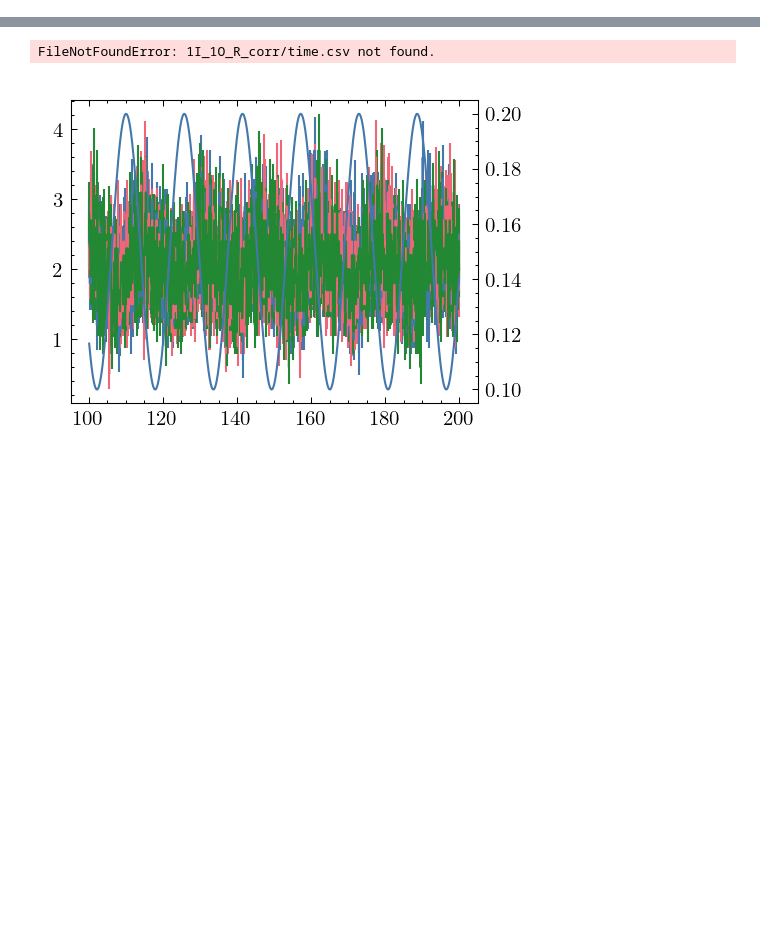
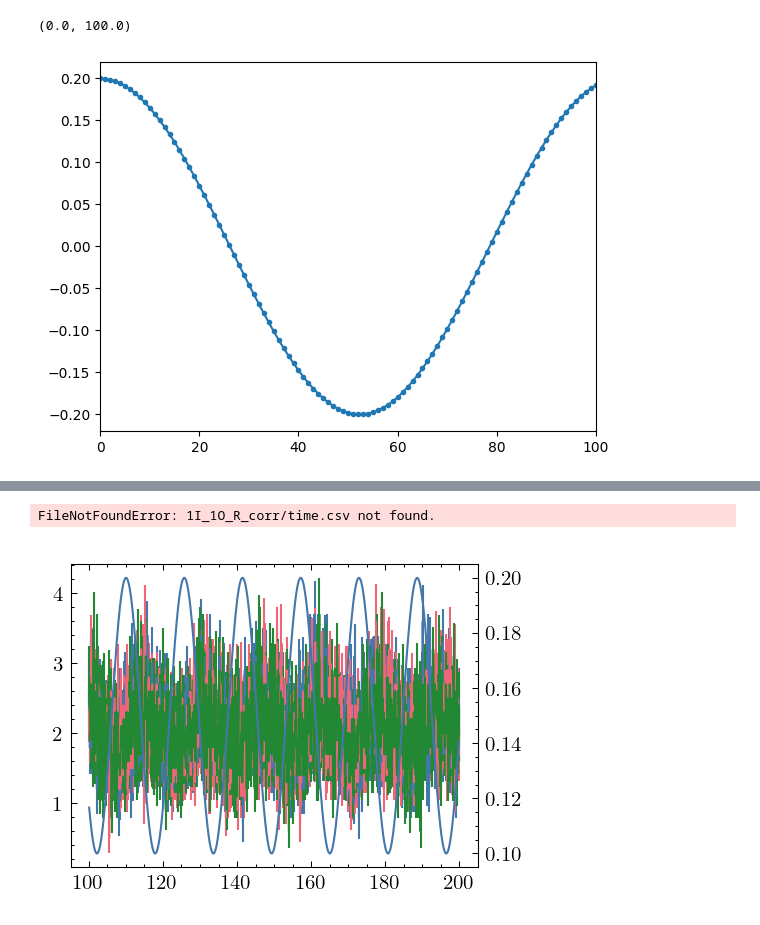
Before and after one commit to JonasMnsing/NanoNets, a Jupyter notebook: scripts/2_funding_period/WP2/cos_input/cos_input.ipynb, the cells around one changed output, grey strips where cells are left out. Cells and saved outputs as stored; diff of their text form; code cells hidden in the pictures; blank space fills up the shorter version.

```diff
--- a/scripts/2_funding_period/WP2/cos_input/cos_input.ipynb
+++ b/scripts/2_funding_period/WP2/cos_input/cos_input.ipynb
@@ -33 +33,12 @@ dict_keys([0.3, 0.4, 0.5, 0.6, 0.7, 0.8, 0.9, 1.0, 1.1, 1.2, 1.3, 1.4, 1.5, 1.6,
+# %%
+step_size   = 1e-10
+N_voltages  = 10000
+time        = step_size*np.arange(N_voltages)
+amplitude   = 0.2
+
+plt.plot(amplitude*np.cos(6*time*1e8), '.-')
+plt.xlim(0,100)
+# %% [output]
+(0.0, 100.0)
+[figure, added]
 # %%
```
Also changed, not shown: parts of 10 cells of this notebook, 8 other files.
